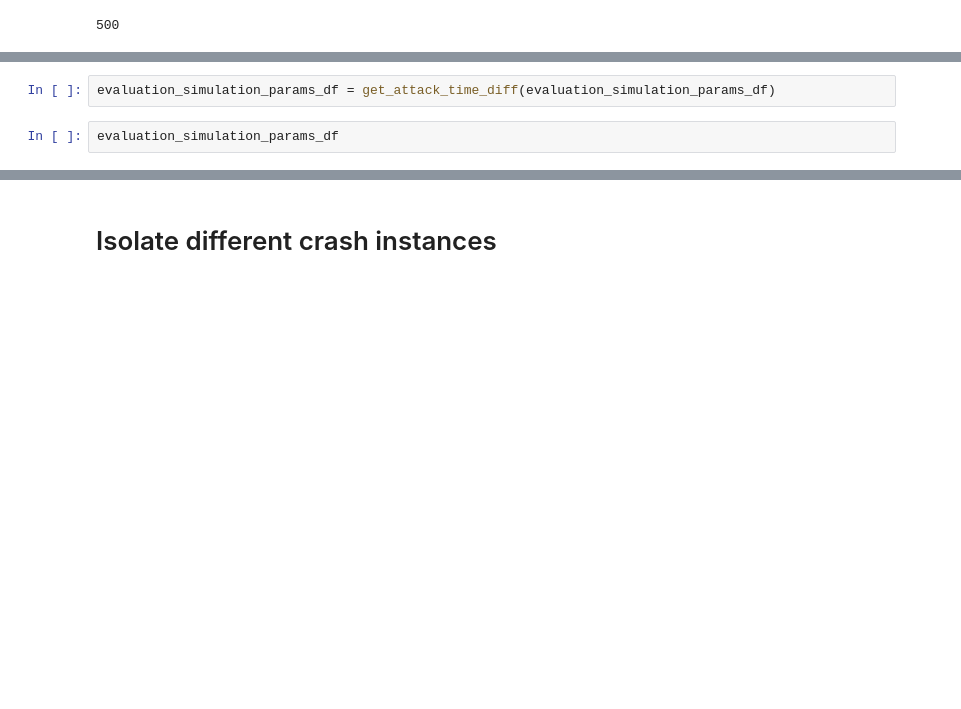
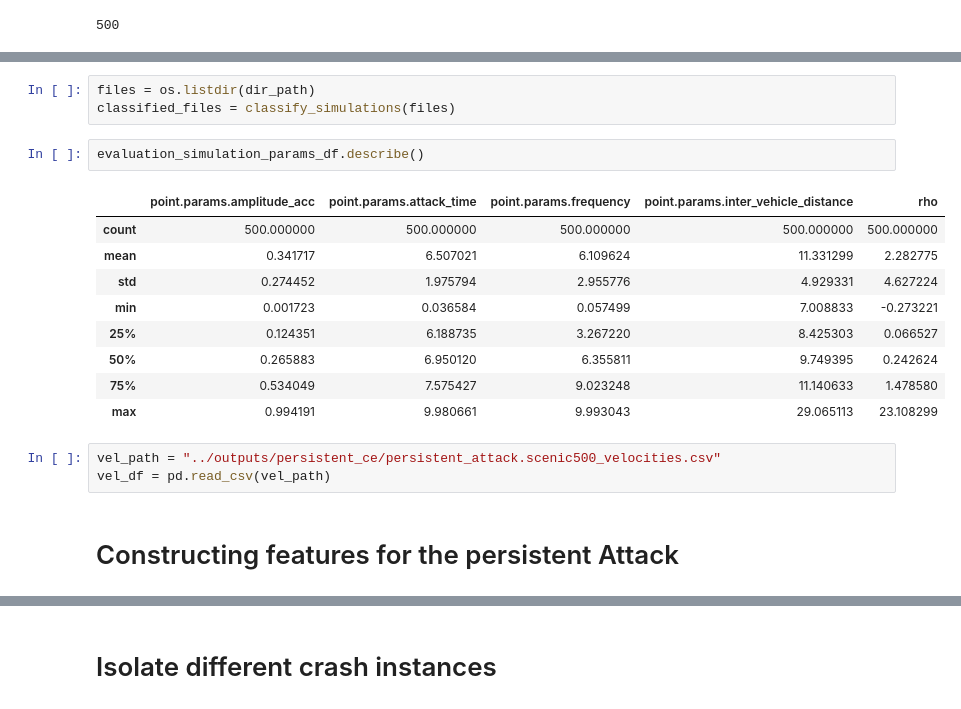
Before and after one commit to Kv139/acc_verifai, a Jupyter notebook: acc_verifai/scenarios-dddas/analyze_data.ipynb, the cells around one changed output, grey strips where cells are left out. Saved outputs shown, nothing was run; the diff lists cells and outputs as text; blank space fills up the shorter version.

```diff
--- a/acc_verifai/scenarios-dddas/analyze_data.ipynb
+++ b/acc_verifai/scenarios-dddas/analyze_data.ipynb
@@ -126,4 +163,20 @@ def velocity_at_attack_intermittent(velocities_df, intermittent_df): # Collect t
-# %%
-evaluation_simulation_params_df = get_attack_time_diff(evaluation_simulation_params_df)
+# %%
+files = os.listdir(dir_path)
+classified_files = classify_simulations(files)
 # %%
-evaluation_simulation_params_df
+evaluation_simulation_params_df.describe()
+# %% [output]
+|  | point.params.amplitude_acc | point.params.attack_time | point.params.frequency | point.params.inter_vehicle_distance | rho |
+| count | 500.000000 | 500.000000 | 500.000000 | 500.000000 | 500.000000 |
+| mean | 0.341717 | 6.507021 | 6.109624 | 11.331299 | 2.282775 |
+| std | 0.274452 | 1.975794 | 2.955776 | 4.929331 | 4.627224 |
+| min | 0.001723 | 0.036584 | 0.057499 | 7.008833 | -0.273221 |
+| 25% | 0.124351 | 6.188735 | 3.267220 | 8.425303 | 0.066527 |
+| 50% | 0.265883 | 6.950120 | 6.355811 | 9.749395 | 0.242624 |
+| 75% | 0.534049 | 7.575427 | 9.023248 | 11.140633 | 1.478580 |
+| max | 0.994191 | 9.980661 | 9.993043 | 29.065113 | 23.108299 |
+# %%
+vel_path = "../outputs/persistent_ce/persistent_attack.scenic500_velocities.csv"
+vel_df = pd.read_csv(vel_path)
+# %% [markdown]
+# Constructing features for the persistent Attack
```
Also changed, not shown: parts of 24 cells of this notebook, 4 other files.
